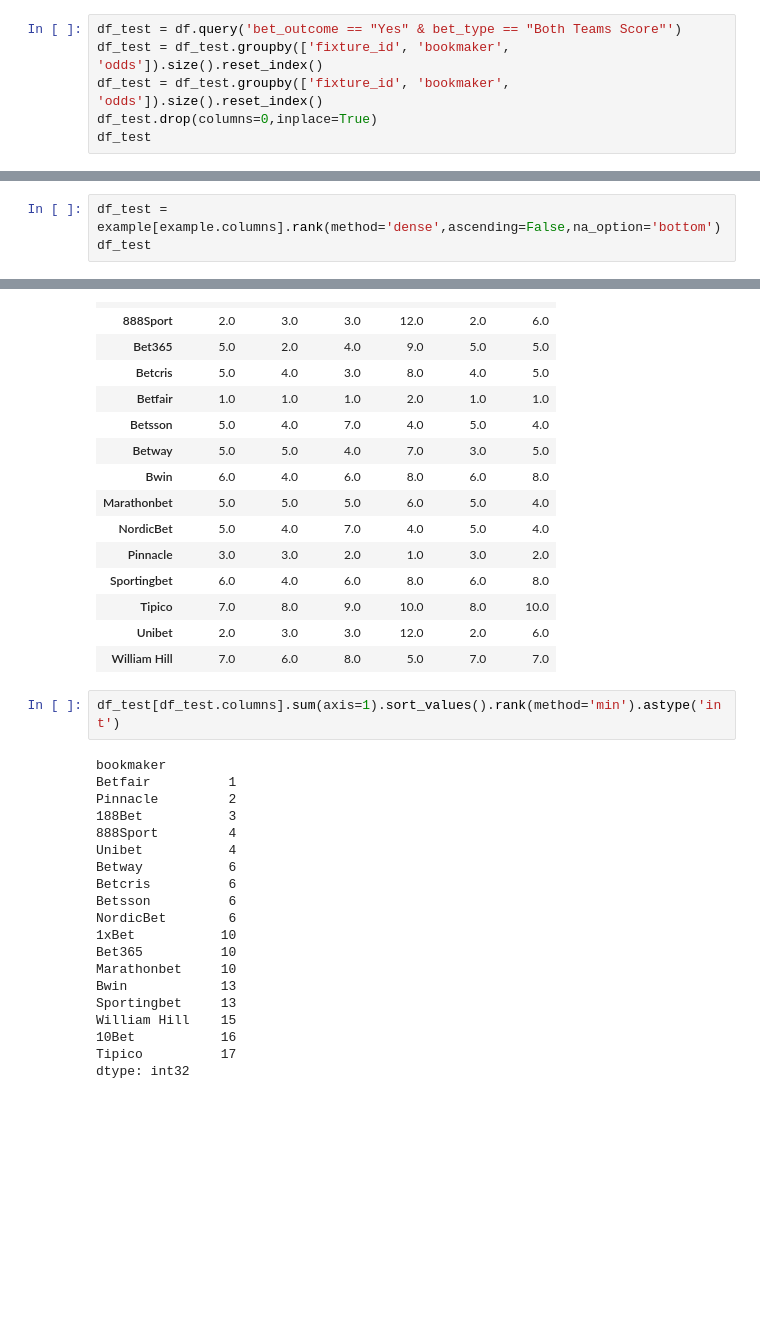
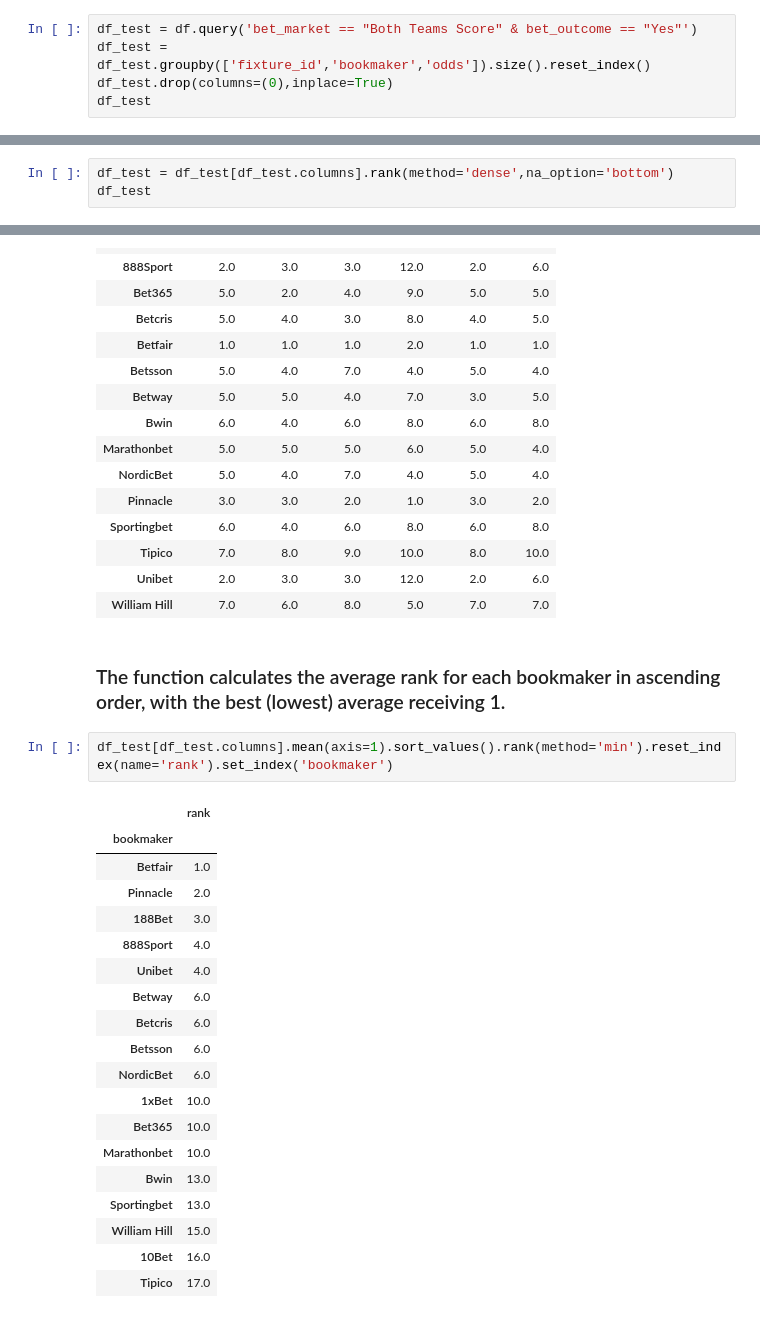
Before and after one commit to tamasmocsanyi/project1, a Jupyter notebook: bets _project.ipynb, the cells around one changed output, grey strips where cells are left out. Cells and saved outputs as stored; diff of their text form; blank space fills up the shorter version.

```diff
--- a/bets _project.ipynb
+++ b/bets _project.ipynb
@@ -163,8 +164,7 @@ plt.show()
 # %%
-df_test = df.query('bet_outcome == "Yes" & bet_type == "Both Teams Score"')
-df_test = df_test.groupby(['fixture_id', 'bookmaker', 'odds']).size().reset_index()
-df_test = df_test.groupby(['fixture_id', 'bookmaker', 'odds']).size().reset_index()
-df_test.drop(columns=0,inplace=True)
+df_test = df.query('bet_market == "Both Teams Score" & bet_outcome == "Yes"')
+df_test = df_test.groupby(['fixture_id','bookmaker','odds']).size().reset_index()
+df_test.drop(columns=(0),inplace=True)
 df_test
 # %% [output]
 |  | fixture_id | bookmaker | odds |
@@ -206,5 +215,5 @@ df_test
 # %%
-df_test = example[example.columns].rank(method='dense',ascending=False,na_option='bottom')
+df_test = df_test[df_test.columns].rank(method='dense',na_option='bottom')
 df_test
 # %% [output]
 | fixture_id | 1035364 | 1035365 | 1035368 | 1035369 | 1035370 | 1035373 |
@@ -226,25 +235,27 @@ df_test
 | Tipico | 7.0 | 8.0 | 9.0 | 10.0 | 8.0 | 10.0 |
 | Unibet | 2.0 | 3.0 | 3.0 | 12.0 | 2.0 | 6.0 |
 | William Hill | 7.0 | 6.0 | 8.0 | 5.0 | 7.0 | 7.0 |
+# %% [markdown]
+### The function calculates the average rank for each bookmaker in ascending order, with the best (lowest) average receiving 1.
 # %%
-df_test[df_test.columns].sum(axis=1).sort_values().rank(method='min').astype('int')
+df_test[df_test.columns].mean(axis=1).sort_values().rank(method='min').reset_index(name='rank').set_index('bookmaker')
 # %% [output]
-bookmaker
-Betfair          1
-Pinnacle         2
-188Bet           3
-888Sport         4
-Unibet           4
-Betway           6
-Betcris          6
-Betsson          6
-NordicBet        6
-1xBet           10
-Bet365          10
-Marathonbet     10
-Bwin            13
-Sportingbet     13
-William Hill    15
-10Bet           16
-Tipico          17
-dtype: int32
+|  | rank |
+| bookmaker |  |
+| Betfair | 1.0 |
+| Pinnacle | 2.0 |
+| 188Bet | 3.0 |
+| 888Sport | 4.0 |
+| Unibet | 4.0 |
+| Betway | 6.0 |
+| Betcris | 6.0 |
+| Betsson | 6.0 |
+| NordicBet | 6.0 |
+| 1xBet | 10.0 |
+| Bet365 | 10.0 |
+| Marathonbet | 10.0 |
+| Bwin | 13.0 |
+| Sportingbet | 13.0 |
+| William Hill | 15.0 |
+| 10Bet | 16.0 |
+| Tipico | 17.0 |
```
Also changed, not shown: parts of 17 cells of this notebook, 1 other file.
